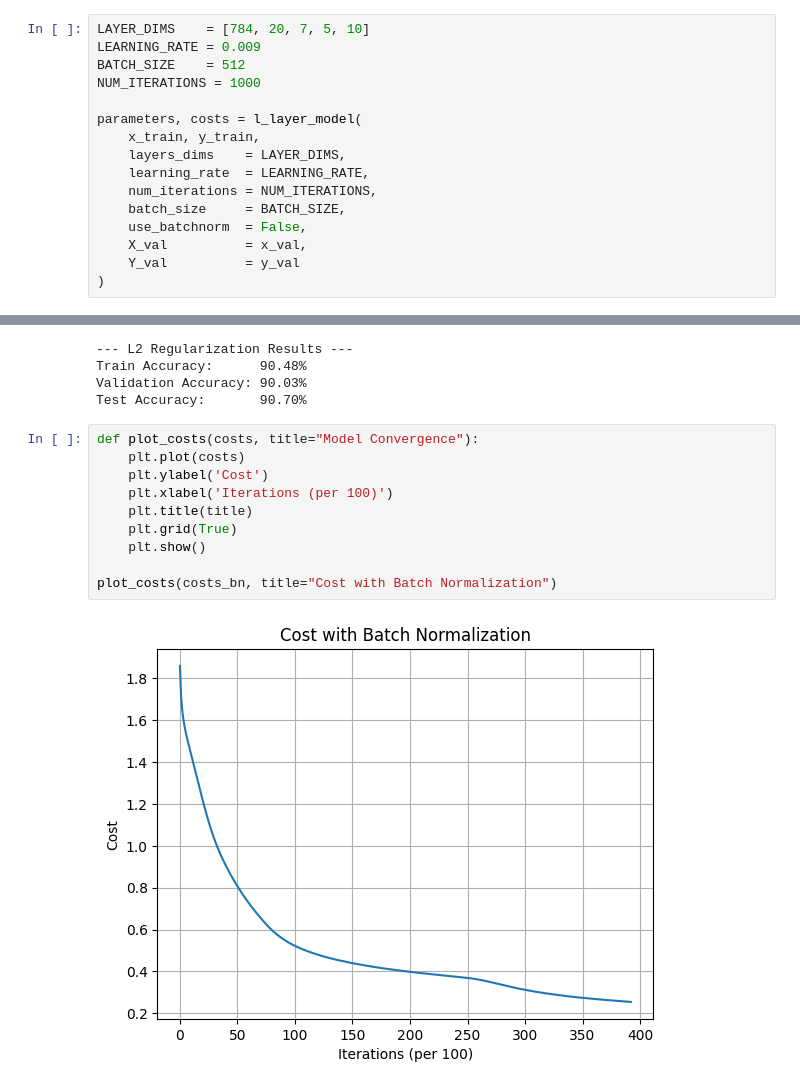
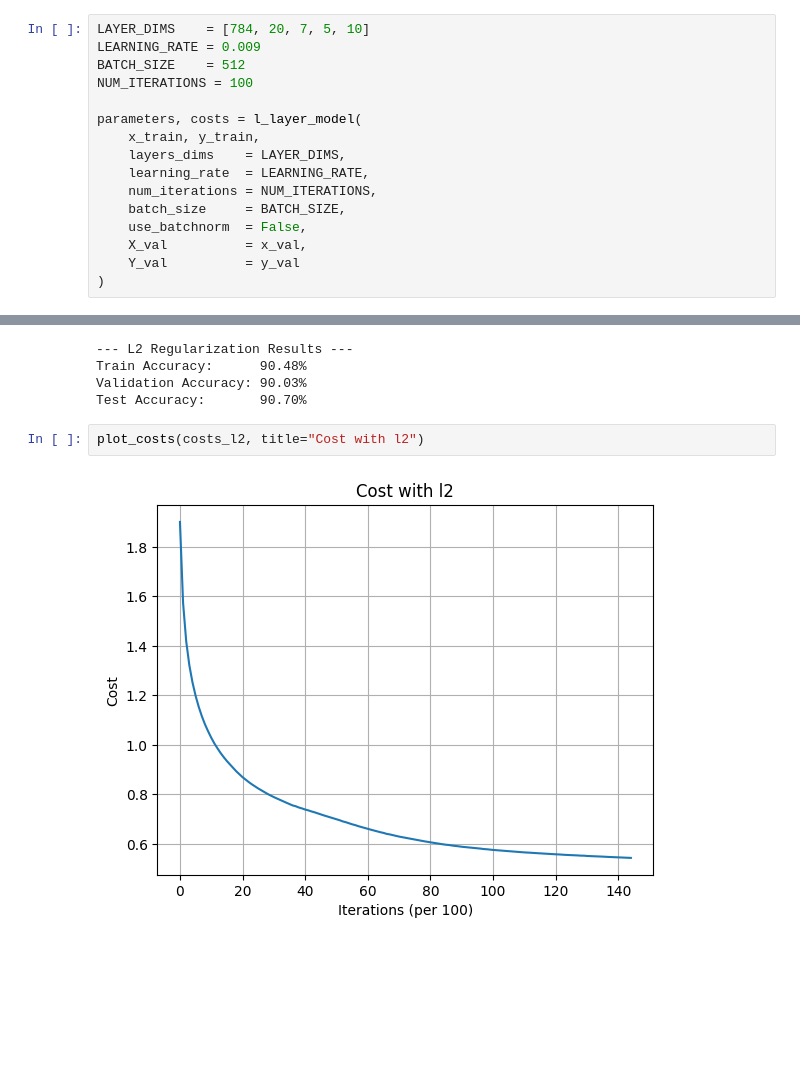
Before and after one commit to rotem053/Deep_Learning, a Jupyter notebook: main.ipynb, the cells around one changed output, grey strips where cells are left out. Saved outputs shown, nothing was run; the diff lists cells and outputs as text; blank space fills up the shorter version.

Commit message:
finished code - missing the graphs from rotem

```diff
--- a/main.ipynb
+++ b/main.ipynb
@@ -46,7 +48,7 @@ Train: (784, 48000) | Val: (784, 12000) | Test: (784, 10000)
 LAYER_DIMS    = [784, 20, 7, 5, 10]
 LEARNING_RATE = 0.009
 BATCH_SIZE    = 512
-NUM_ITERATIONS = 1000
+NUM_ITERATIONS = 100
 
 parameters, costs = l_layer_model(
     x_train, y_train,
@@ -205,18 +219,10 @@ print(f"Test Accuracy:       {test_accuracy_l2 * 100:.2f}%")
 Train Accuracy:      90.48%
 Validation Accuracy: 90.03%
 Test Accuracy:       90.70%
-# %%
-def plot_costs(costs, title="Model Convergence"):
-    plt.plot(costs)
-    plt.ylabel('Cost')
-    plt.xlabel('Iterations (per 100)')
-    plt.title(title)
-    plt.grid(True)
-    plt.show()
-
-plot_costs(costs_bn, title="Cost with Batch Normalization")
-# %% [output]
-[figure, removed]
+# %%
+plot_costs(costs_l2, title="Cost with l2")
+# %% [output]
+[figure, added]
 # %%
 def compare_weights(params_no_l2, params_l2):
     print("Layer | Avg Weight (No L2) | Avg Weight (With L2)")
```
Also changed, not shown: parts of 12 cells of this notebook, 2 other files.
